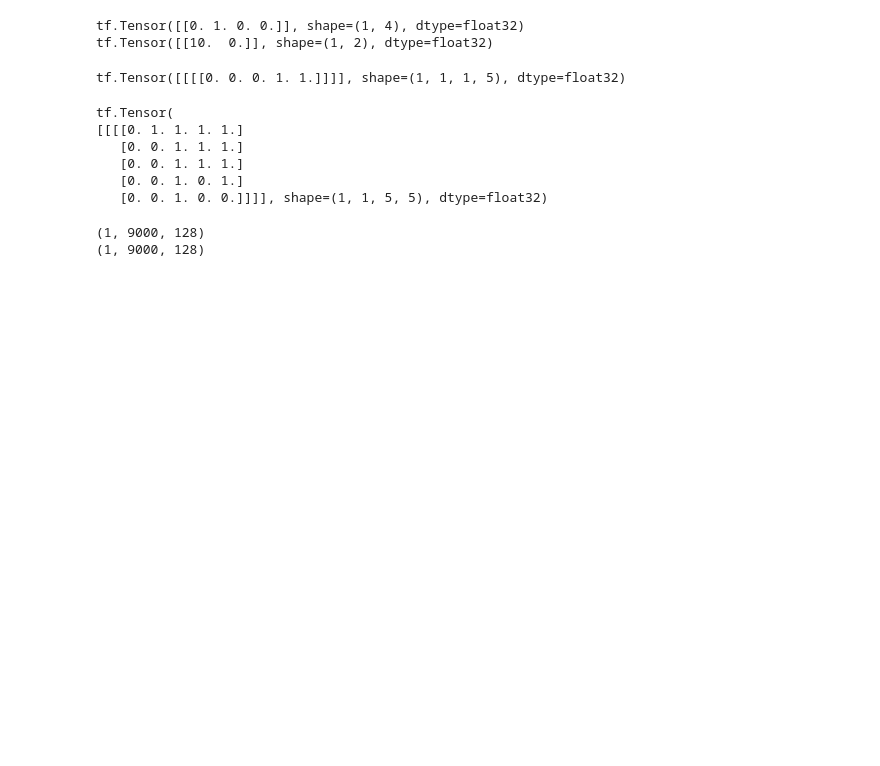
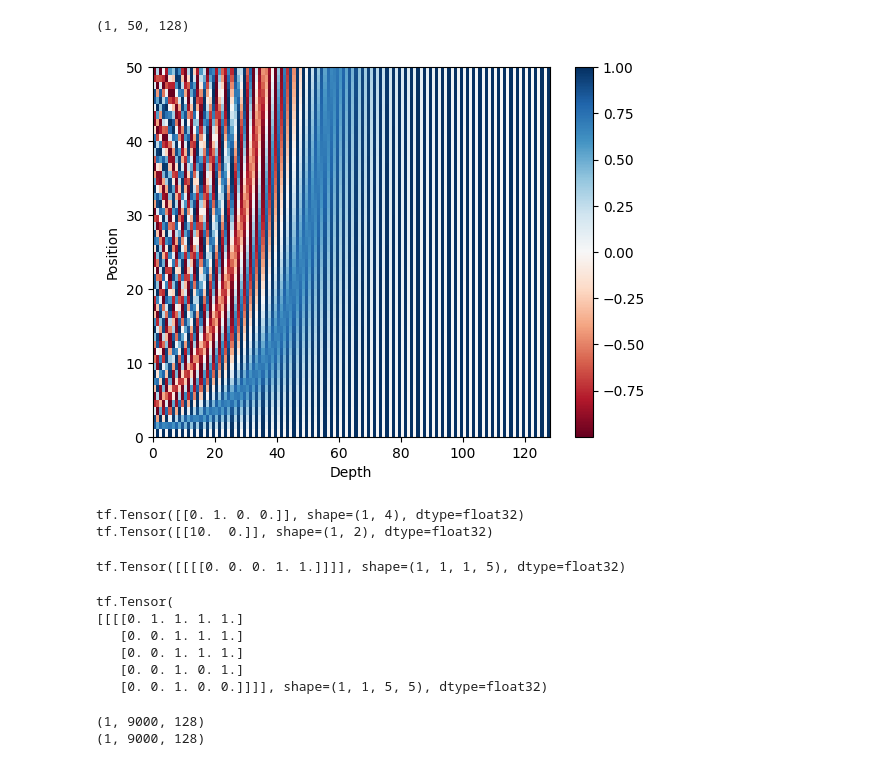
Before and after one commit to juhumkwon/Defense_Cloud, a Jupyter notebook: 9_1_4_small_transfomer.ipynb, the cells around one changed output. Cells and saved outputs as stored; diff of their text form; code cells hidden in the pictures; blank space fills up the shorter version.

```diff
--- a/9_1_4_small_transfomer.ipynb
+++ b/9_1_4_small_transfomer.ipynb
@@ -42,6 +42,19 @@ class PositionalEncoding(tf.keras.layers.Layer):
         if isinstance(inputs, tf.SparseTensor):
             inputs = tf.sparse.to_dense(inputs)
         return inputs + self.pos_encoding[:, :tf.shape(inputs)[1], :]
+# %%
+# 문장의 길이 50, 임베딩 벡터의 차원 128
+sample_pos_encoding = PositionalEncoding(50, 128)
+
+plt.pcolormesh(sample_pos_encoding.pos_encoding.numpy()[0], cmap='RdBu')
+plt.xlabel('Depth')
+plt.xlim((0, 128))
+plt.ylabel('Position')
+plt.colorbar()
+plt.show()
+# %% [output]
+(1, 50, 128)
+[figure, added]
 # %%
 def scaled_dot_product_attention(query, key, value, mask):
   # query 크기 : (batch_size, num_heads, query의 문장 길이, d_model/num_heads)
```
